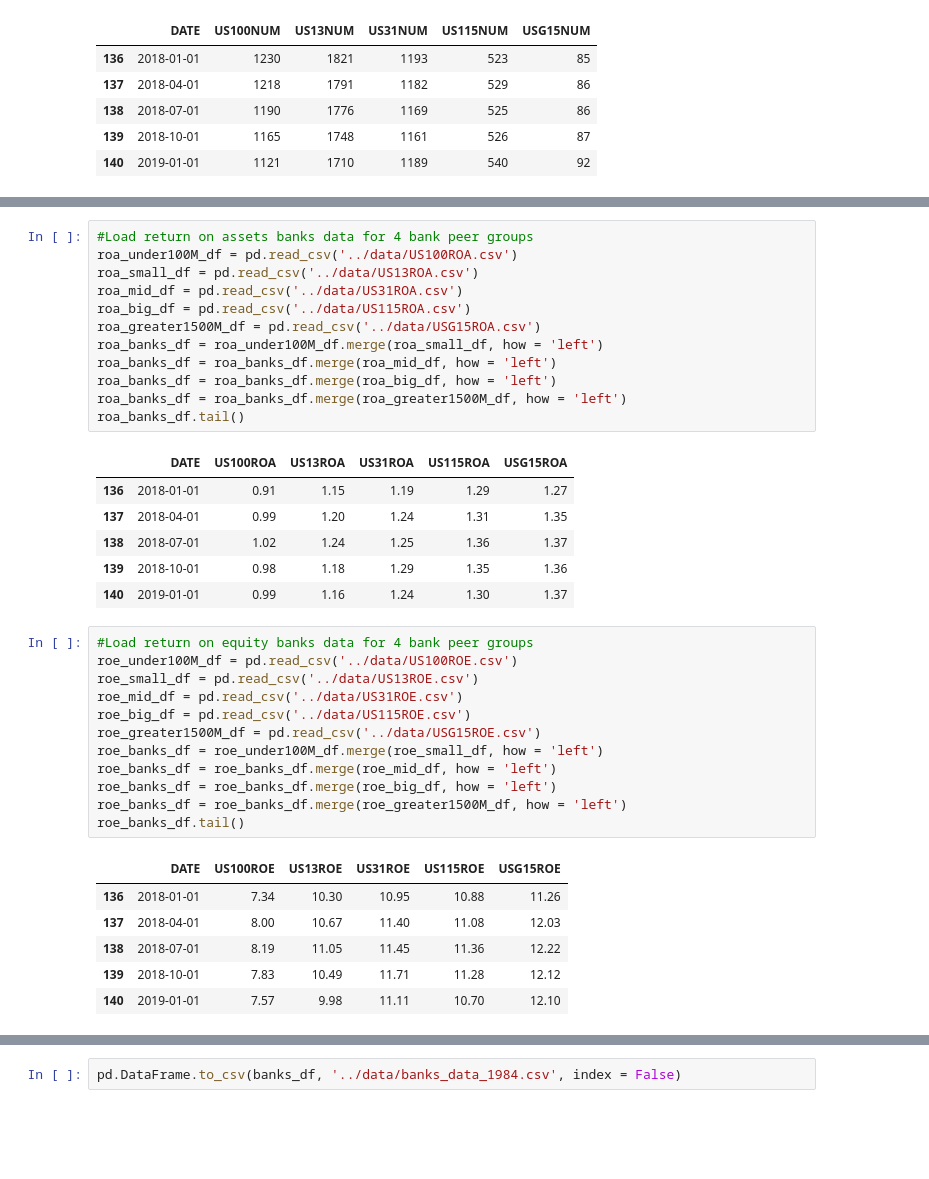
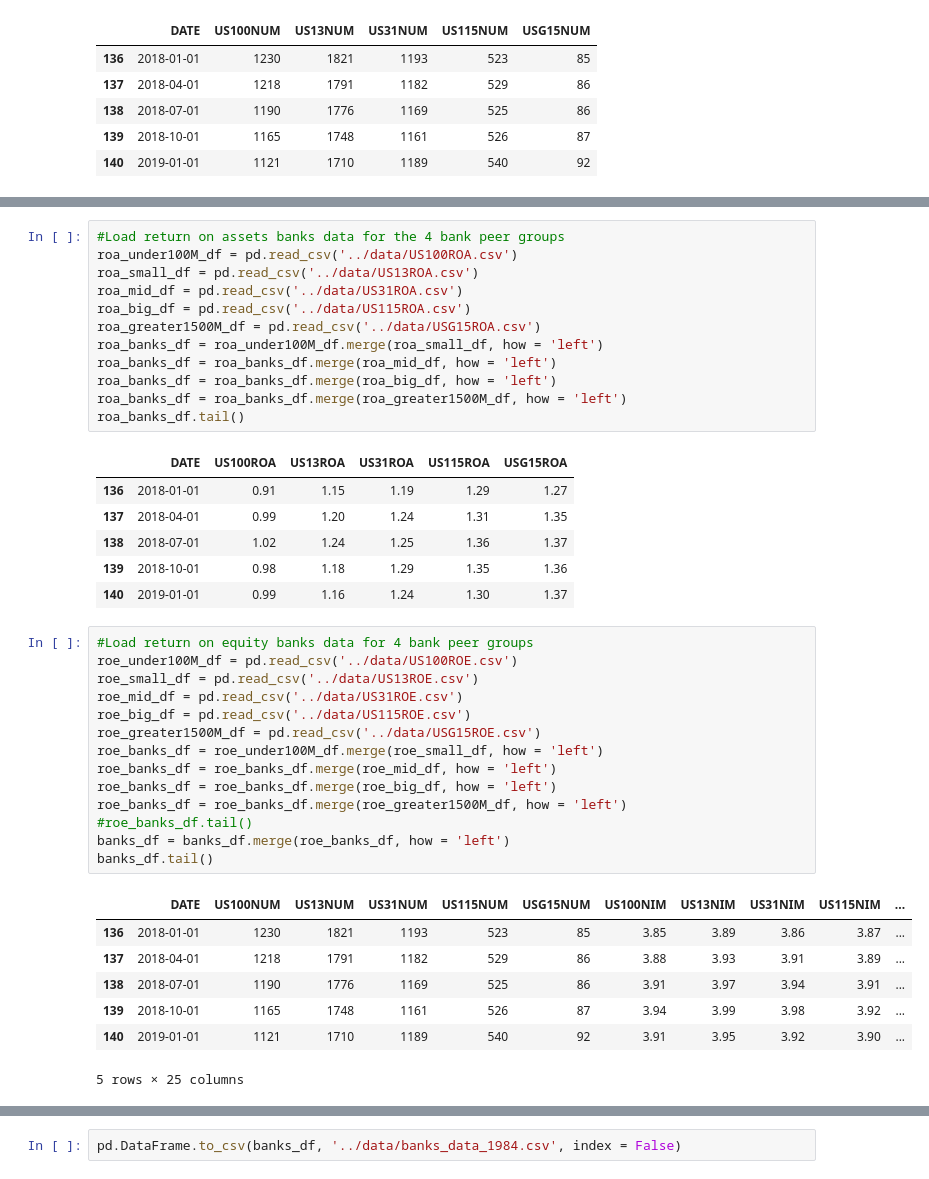
Before and after one commit to allaccountstaken/banks_number_decline, a Jupyter notebook: notebooks/DM_datasetprep.ipynb, the cells around one changed output, grey strips where cells are left out. Drawn from its saved outputs; the diff is of its cells as text; blank space fills up the shorter version.

Commit message:
Decline-of-banks updated

```diff
--- a/notebooks/DM_datasetprep.ipynb
+++ b/notebooks/DM_datasetprep.ipynb
@@ -83,5 +97,5 @@ llr_banks_df.tail()
 # %%
-#Load return on assets banks data for 4 bank peer groups
+#Load return on assets banks data for the 4 bank peer groups
 roa_under100M_df = pd.read_csv('../data/US100ROA.csv')
 roa_small_df = pd.read_csv('../data/US13ROA.csv')
 roa_mid_df = pd.read_csv('../data/US31ROA.csv')
@@ -102,20 +116,23 @@ roa_banks_df.tail()
 # %%
 #Load return on equity banks data for 4 bank peer groups
 roe_under100M_df = pd.read_csv('../data/US100ROE.csv')
 roe_small_df = pd.read_csv('../data/US13ROE.csv')
 roe_mid_df = pd.read_csv('../data/US31ROE.csv')
 roe_big_df = pd.read_csv('../data/US115ROE.csv')
 roe_greater1500M_df = pd.read_csv('../data/USG15ROE.csv')
 roe_banks_df = roe_under100M_df.merge(roe_small_df, how = 'left')
 roe_banks_df = roe_banks_df.merge(roe_mid_df, how = 'left')
 roe_banks_df = roe_banks_df.merge(roe_big_df, how = 'left')
 roe_banks_df = roe_banks_df.merge(roe_greater1500M_df, how = 'left')
-roe_banks_df.tail()
+#roe_banks_df.tail()
+banks_df = banks_df.merge(roe_banks_df, how = 'left')
+banks_df.tail()
 # %% [output]
-|  | DATE | US100ROE | US13ROE | US31ROE | US115ROE | USG15ROE |
-| 136 | 2018-01-01 | 7.34 | 10.30 | 10.95 | 10.88 | 11.26 |
-| 137 | 2018-04-01 | 8.00 | 10.67 | 11.40 | 11.08 | 12.03 |
-| 138 | 2018-07-01 | 8.19 | 11.05 | 11.45 | 11.36 | 12.22 |
-| 139 | 2018-10-01 | 7.83 | 10.49 | 11.71 | 11.28 | 12.12 |
-| 140 | 2019-01-01 | 7.57 | 9.98 | 11.11 | 10.70 | 12.10 |
+|  | DATE | US100NUM | US13NUM | US31NUM | US115NUM | USG15NUM | US100NIM | US13NIM | US31NIM | US115NIM | ... |
+| 136 | 2018-01-01 | 1230 | 1821 | 1193 | 523 | 85 | 3.85 | 3.89 | 3.86 | 3.87 | ... |
+| 137 | 2018-04-01 | 1218 | 1791 | 1182 | 529 | 86 | 3.88 | 3.93 | 3.91 | 3.89 | ... |
+| 138 | 2018-07-01 | 1190 | 1776 | 1169 | 525 | 86 | 3.91 | 3.97 | 3.94 | 3.91 | ... |
+| 139 | 2018-10-01 | 1165 | 1748 | 1161 | 526 | 87 | 3.94 | 3.99 | 3.98 | 3.92 | ... |
+| 140 | 2019-01-01 | 1121 | 1710 | 1189 | 540 | 92 | 3.91 | 3.95 | 3.92 | 3.90 | ... |
+5 rows × 25 columns
 # %%
```
Also changed, not shown: parts of 10 cells of this notebook, 2 other files.
